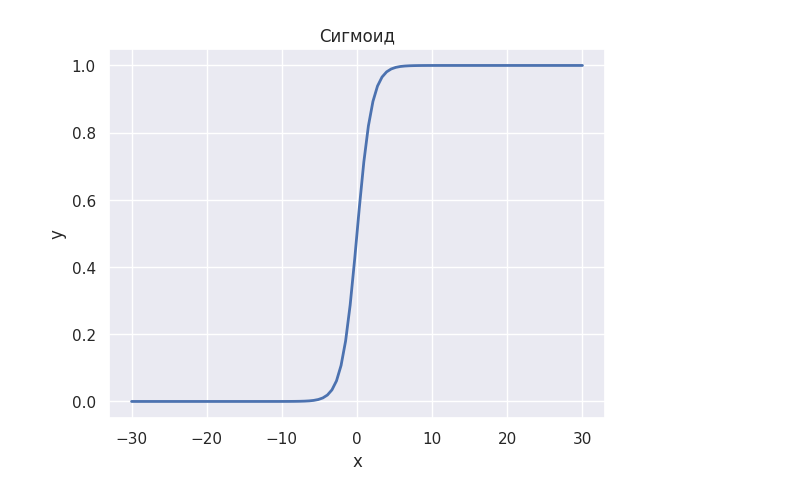
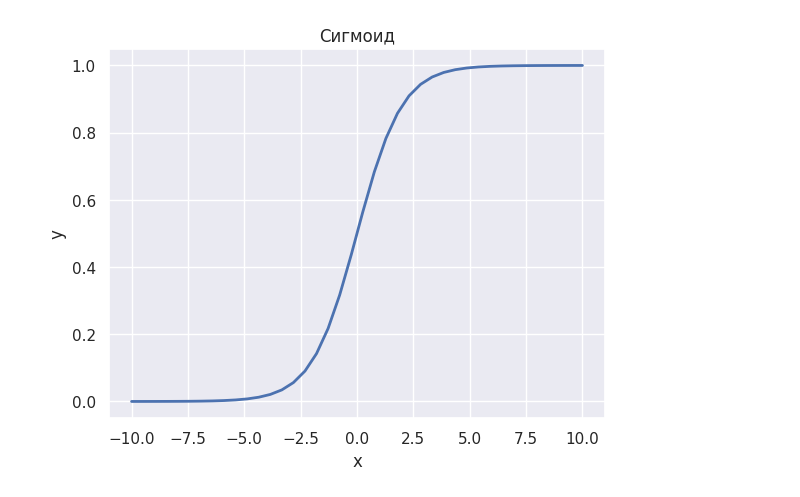
Before and after one commit to d1agnozzz/lab_1, a Jupyter notebook: src/main.ipynb, the cells around one changed output. Drawn from its saved outputs; the diff is of its cells as text; code cells hidden in the pictures.

```diff
--- a/src/main.ipynb
+++ b/src/main.ipynb
@@ -11,23 +58,17 @@ def sigmoid(x: float) -> float:
 # %%
 import matplotlib.pyplot as plt
 import numpy as np
 import seaborn as sns
 sns.set()
 
-
-x = np.linspace(-30, 30, 100)
+x = np.linspace(-10, 10, 40)
 y = [sigmoid(x) for x in x]
 
 fig, ax = plt.subplots()
 
-ax.plot(x, y, linewidth=2.0)
-
-# ax.set(xlim=(-30, 30), xticks=np.arange(-10, 11, 2),
-#        ylim=(0,1),     yticks=np.arange(0, 1.25, 0.25))
-
 ax.set_title('Сигмоид')
 ax.set_xlabel('x')
 ax.set_ylabel('y')
-plt.show()
+ax.plot(x, y, linewidth=2.0);
 # %% [output]
-[figure, old version]
+[figure, new version]
```
Also changed, not shown: parts of 27 cells of this notebook.
